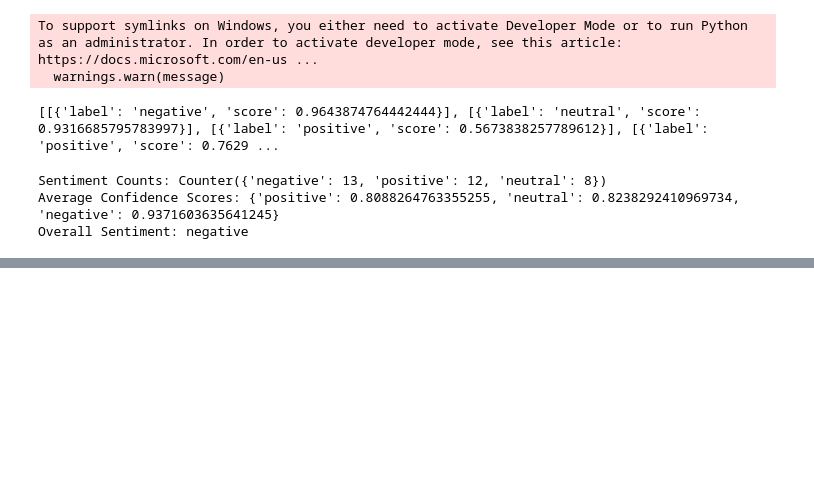
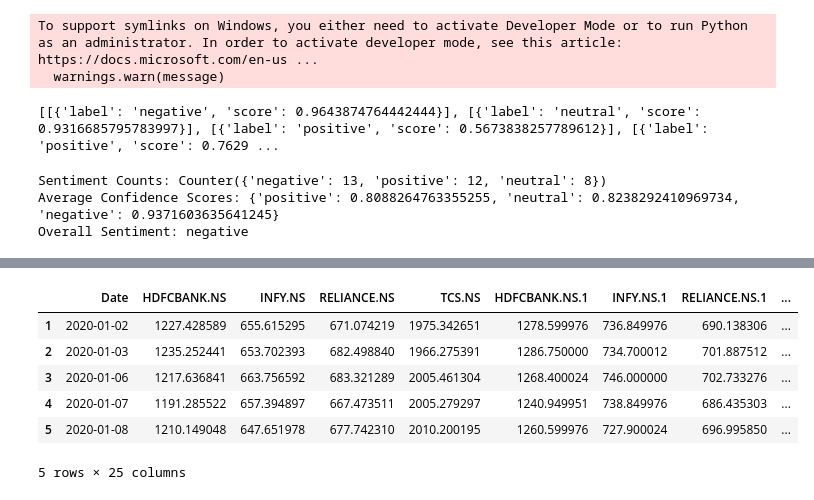
Before and after one commit to Ash2809/Indian-Stock-Predictor, a Jupyter notebook: exp/nb.ipynb, the cells around one changed output, grey strips where cells are left out. Drawn from its saved outputs; the diff is of its cells as text; code cells hidden in the pictures; blank space fills up the shorter version.

```diff
--- a/exp/nb.ipynb
+++ b/exp/nb.ipynb
@@ -144,0 +302,14 @@ NameError: name 'df' is not defined
+# %%
+import pandas as pd
+
+# Load data, skipping the first row and using the second row for the header
+data = pd.read_csv(r"C:\Projects\Indian-Stock-Predictor\exp\nifty50_stock_data.csv", header=2)
+
+# Remove any unnamed columns that are irrelevant
+data_date = data.loc[:, ~data.columns.str.contains('^Unnamed')]
+
+# Rename the first column explicitly to 'Date'
+data_date.rename(columns={data.columns[0]: 'Date'}, inplace=True)
+
+# Print the cleaned data to verify the results
+print(data_date.head(5))
@@ -144,0 +327,12 @@ NameError: name 'df' is not defined
+# %%
+result = pd.concat([data_date, data_nf], axis=1)
+result.drop(index=0, inplace=True)
+result.head(5)
+# %% [output]
+|  | Date | HDFCBANK.NS | INFY.NS | RELIANCE.NS | TCS.NS | HDFCBANK.NS.1 | INFY.NS.1 | RELIANCE.NS.1 | ... |
+| 1 | 2020-01-02 | 1227.428589 | 655.615295 | 671.074219 | 1975.342651 | 1278.599976 | 736.849976 | 690.138306 | ... |
+| 2 | 2020-01-03 | 1235.252441 | 653.702393 | 682.498840 | 1966.275391 | 1286.750000 | 734.700012 | 701.887512 | ... |
+| 3 | 2020-01-06 | 1217.636841 | 663.756592 | 683.321289 | 2005.461304 | 1268.400024 | 746.000000 | 702.733276 | ... |
+| 4 | 2020-01-07 | 1191.285522 | 657.394897 | 667.473511 | 2005.279297 | 1240.949951 | 738.849976 | 686.435303 | ... |
+| 5 | 2020-01-08 | 1210.149048 | 647.651978 | 677.742310 | 2010.200195 | 1260.599976 | 727.900024 | 696.995850 | ... |
+5 rows × 25 columns
```
Also changed, not shown: parts of 9 cells of this notebook.
